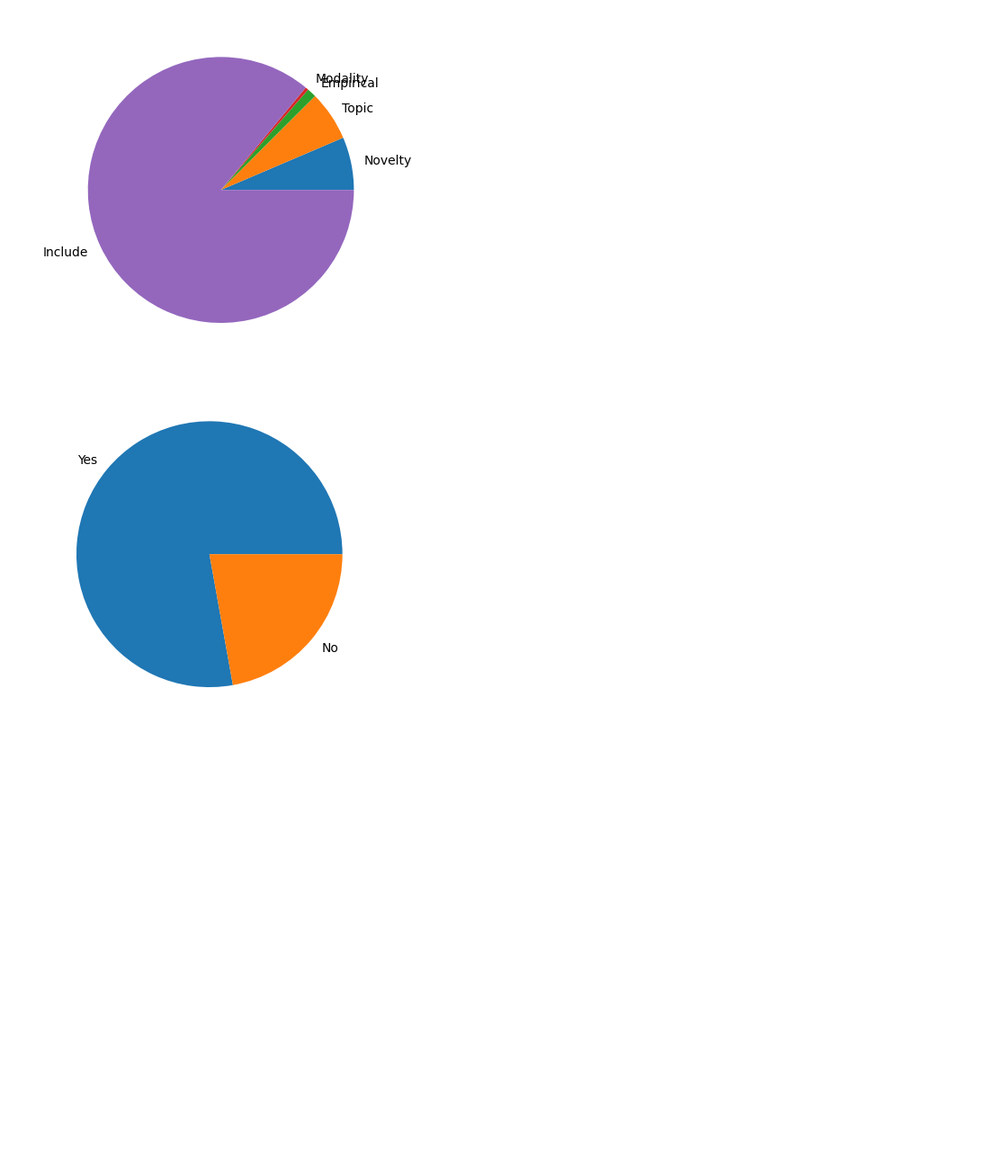
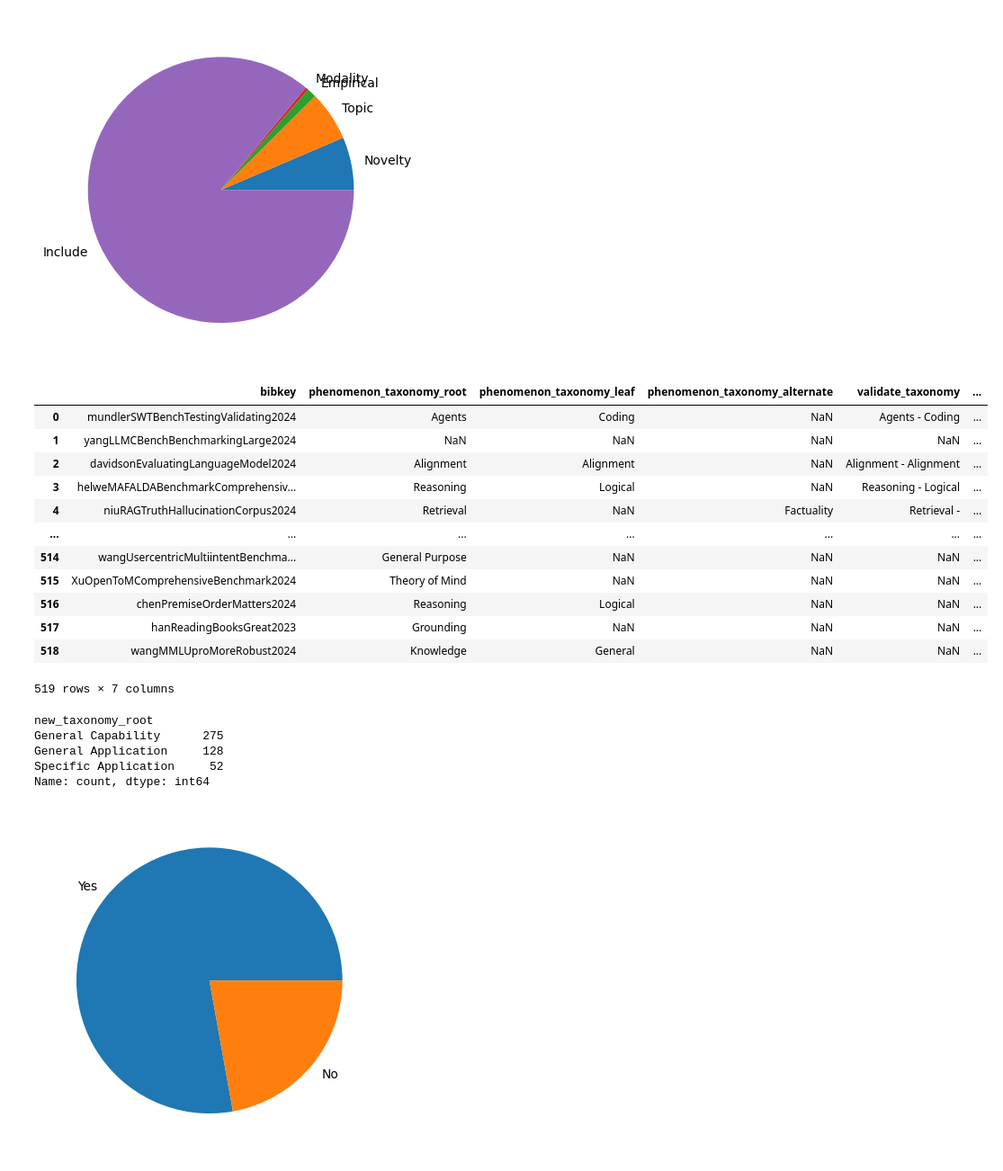
Before and after one commit to am-bean/benchmark_review, a Jupyter notebook: code/coding_results.ipynb, the cells around one changed output. Shown at 90% size. Drawn from its saved outputs; the diff is of its cells as text; code cells hidden in the pictures; blank space fills up the shorter version.

```diff
--- a/code/coding_results.ipynb
+++ b/code/coding_results.ipynb
@@ -70,5 +141,29 @@ phenomena_df = pd.read_csv('../data/phenomena_taxonomy.csv', header=0)
+# %%
+phenomena_df
+# %% [output]
+|  | bibkey | phenomenon_taxonomy_root | phenomenon_taxonomy_leaf | phenomenon_taxonomy_alternate | validate_taxonomy | ... |
+| 0 | mundlerSWTBenchTestingValidating2024 | Agents | Coding | NaN | Agents - Coding | ... |
+| 1 | yangLLMCBenchBenchmarkingLarge2024 | NaN | NaN | NaN | NaN | ... |
+| 2 | davidsonEvaluatingLanguageModel2024 | Alignment | Alignment | NaN | Alignment - Alignment | ... |
+| 3 | helweMAFALDABenchmarkComprehensiv... | Reasoning | Logical | NaN | Reasoning - Logical | ... |
+| 4 | niuRAGTruthHallucinationCorpus2024 | Retrieval | NaN | Factuality | Retrieval - | ... |
+| ... | ... | ... | ... | ... | ... | ... |
+| 514 | wangUsercentricMultiintentBenchma... | General Purpose | NaN | NaN | NaN | ... |
+| 515 | XuOpenToMComprehensiveBenchmark2024 | Theory of Mind | NaN | NaN | NaN | ... |
+| 516 | chenPremiseOrderMatters2024 | Reasoning | Logical | NaN | NaN | ... |
+| 517 | hanReadingBooksGreat2023 | Grounding | NaN | NaN | NaN | ... |
+| 518 | wangMMLUproMoreRobust2024 | Knowledge | General | NaN | NaN | ... |
+519 rows × 7 columns
 # %%
 included_df = included_df.merge(phenomena_df,left_on='bibkey',right_on='bibkey',how='left')
+# %%
+included_df['new_taxonomy_root'].value_counts()
+# %% [output]
+new_taxonomy_root
+General Capability      275
+General Application     128
+Specific Application     52
+Name: count, dtype: int64
 # %%
 temp = codebook_df['phenomenon_defined'].value_counts()
 pie_helper(temp, temp.index.tolist())
```
Also changed, not shown: parts of 16 cells of this notebook, 1 other file.
